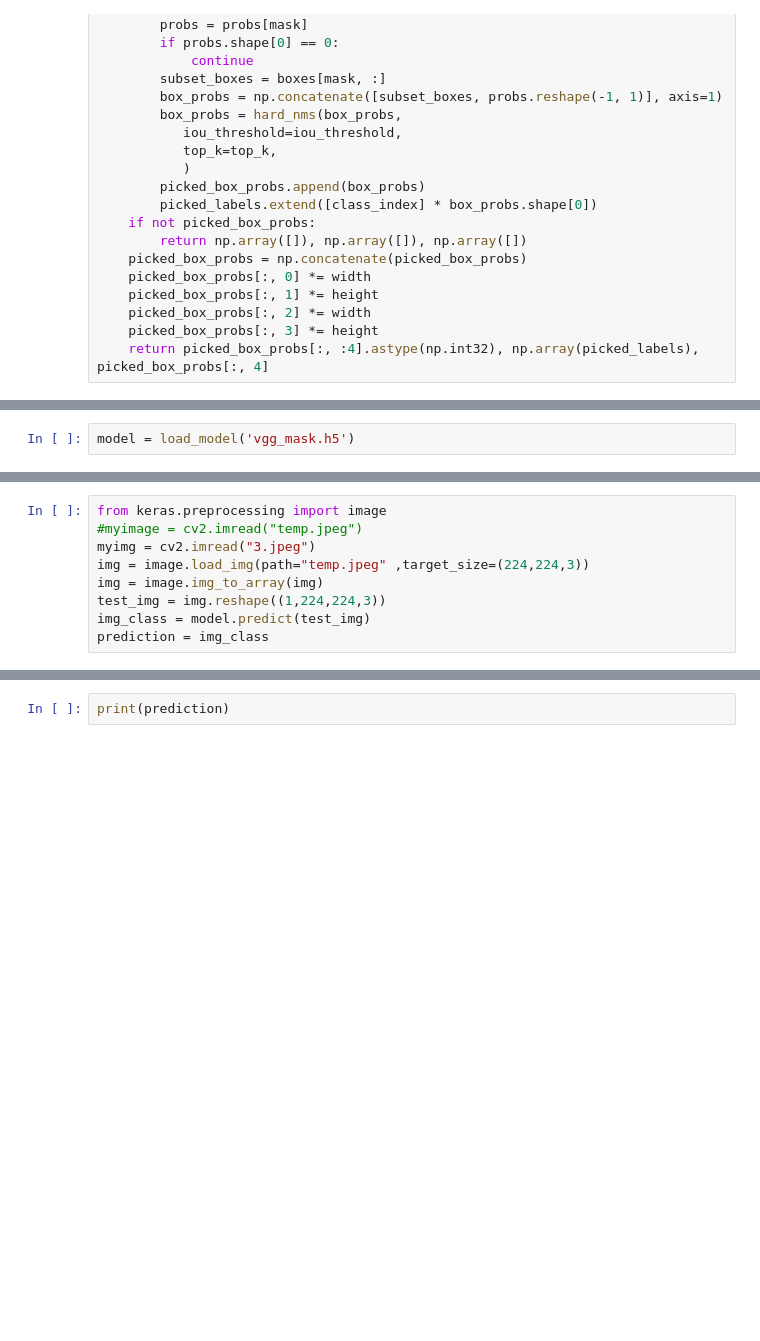
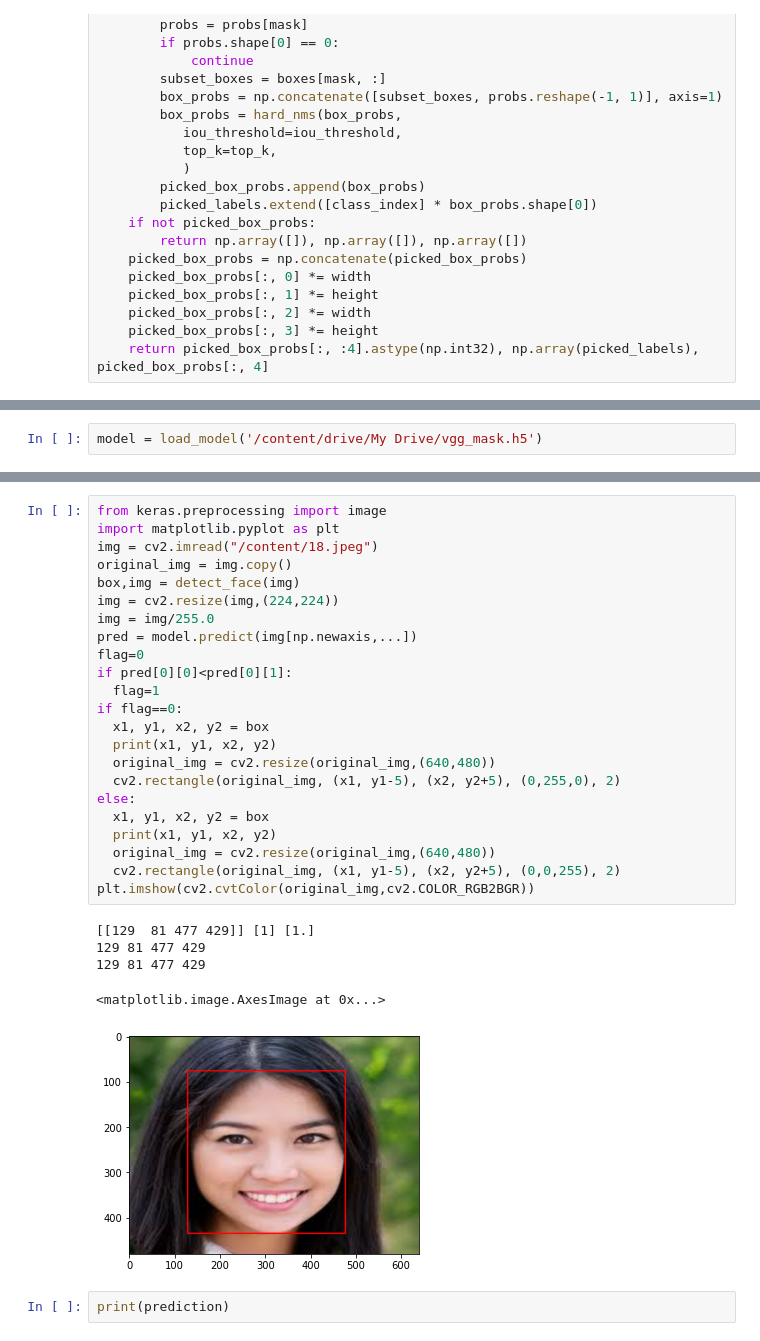
Before and after one commit to Kushal0189/FaceMasque, a Jupyter notebook: Classfication_of_Person_with_or_without_Wearing_Mask.ipynb, the cells around one changed output, grey strips where cells are left out. Cells and saved outputs as stored; diff of their text form; blank space fills up the shorter version.

```diff
--- a/Classfication_of_Person_with_or_without_Wearing_Mask.ipynb
+++ b/Classfication_of_Person_with_or_without_Wearing_Mask.ipynb
@@ -162,2 +190,2 @@ for i in range(boxes.shape[0]):
 # %%
-model = load_model('vgg_mask.h5')
+model = load_model('/content/drive/My Drive/vgg_mask.h5')
@@ -164,9 +201,0 @@ model = load_model('vgg_mask.h5')
-# %%
-from keras.preprocessing import image
-#myimage = cv2.imread("temp.jpeg")
-myimg = cv2.imread("3.jpeg")
-img = image.load_img(path="temp.jpeg" ,target_size=(224,224,3))
-img = image.img_to_array(img)
-test_img = img.reshape((1,224,224,3))
-img_class = model.predict(test_img)
-prediction = img_class
@@ -173,3 +211,32 @@ prediction = img_class
+# %%
+from keras.preprocessing import image
+import matplotlib.pyplot as plt
+img = cv2.imread("/content/18.jpeg")
+original_img = img.copy()
+box,img = detect_face(img)
+img = cv2.resize(img,(224,224))
+img = img/255.0
+pred = model.predict(img[np.newaxis,...])
+flag=0
+if pred[0][0]<pred[0][1]:
+  flag=1
+if flag==0:
+  x1, y1, x2, y2 = box
+  print(x1, y1, x2, y2)
+  original_img = cv2.resize(original_img,(640,480))
+  cv2.rectangle(original_img, (x1, y1-5), (x2, y2+5), (0,255,0), 2)
+else:
+  x1, y1, x2, y2 = box
+  print(x1, y1, x2, y2)
+  original_img = cv2.resize(original_img,(640,480))
+  cv2.rectangle(original_img, (x1, y1-5), (x2, y2+5), (0,0,255), 2)
+plt.imshow(cv2.cvtColor(original_img,cv2.COLOR_RGB2BGR))
+# %% [output]
+[[129  81 477 429]] [1] [1.]
+129 81 477 429
+129 81 477 429
+<matplotlib.image.AxesImage at 0x...>
+[figure, added]
 # %%
 print(prediction)
 # %% [output]
```
Also changed, not shown: parts of 6 cells of this notebook.
